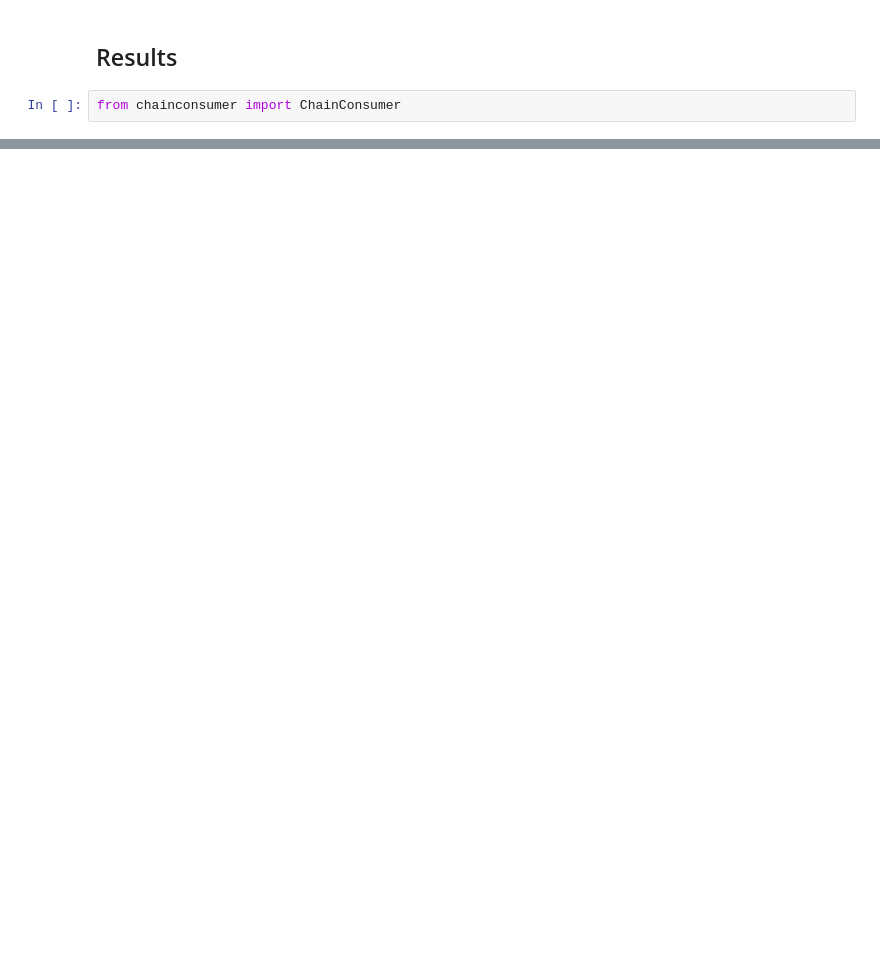
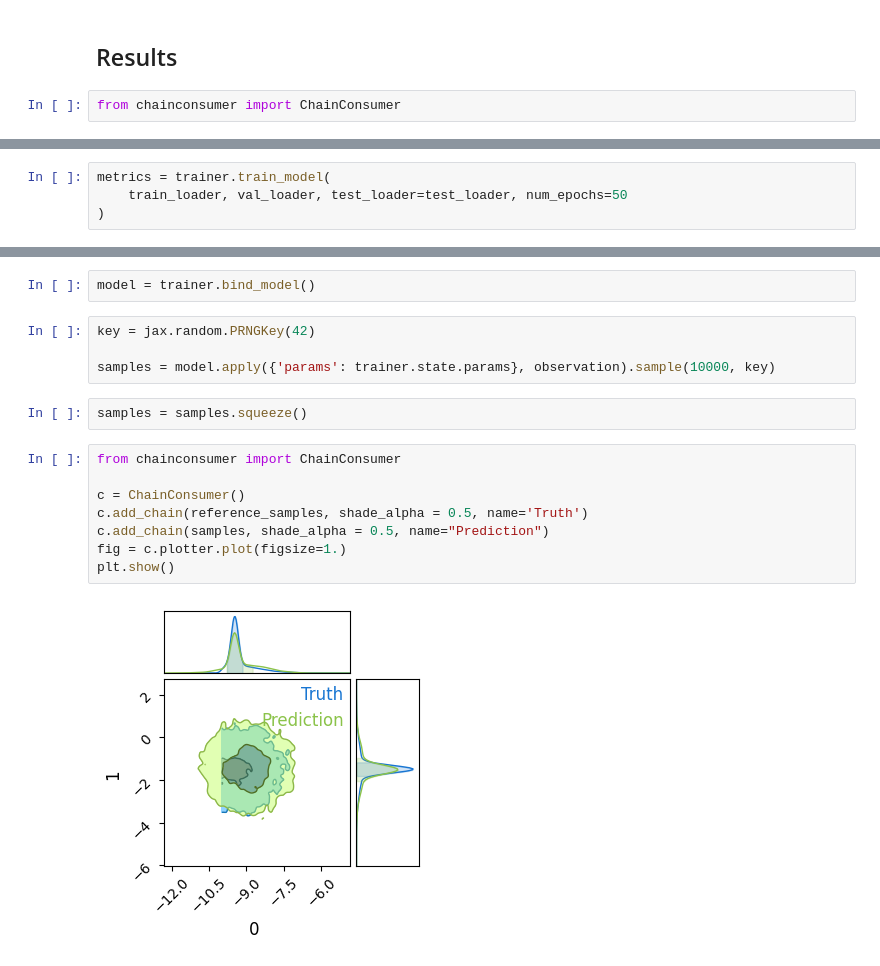
Before and after one commit to sachaguer/jaxili, a Jupyter notebook: notebooks/test_mdn.ipynb, the cells around one changed output, grey strips where cells are left out. Cells and saved outputs as stored; diff of their text form; blank space fills up the shorter version.

```diff
--- a/notebooks/test_mdn.ipynb
+++ b/notebooks/test_mdn.ipynb
@@ -223,0 +279,4 @@ Array([[[ -0.7014365 ,  -2.964619  ],
+# %%
+metrics = trainer.train_model(
+    train_loader, val_loader, test_loader=test_loader, num_epochs=50
+)
@@ -223,0 +291,18 @@ Array([[[ -0.7014365 ,  -2.964619  ],
+# %%
+model = trainer.bind_model()
+# %%
+key = jax.random.PRNGKey(42)
+
+samples = model.apply({'params': trainer.state.params}, observation).sample(10000, key)
+# %%
+samples = samples.squeeze()
+# %%
+from chainconsumer import ChainConsumer
+
+c = ChainConsumer()
+c.add_chain(reference_samples, shade_alpha = 0.5, name='Truth')
+c.add_chain(samples, shade_alpha = 0.5, name="Prediction")
+fig = c.plotter.plot(figsize=1.)
+plt.show()
+# %% [output]
+[figure, added]
```
Also changed, not shown: parts of 25 cells of this notebook, 5 other files.
